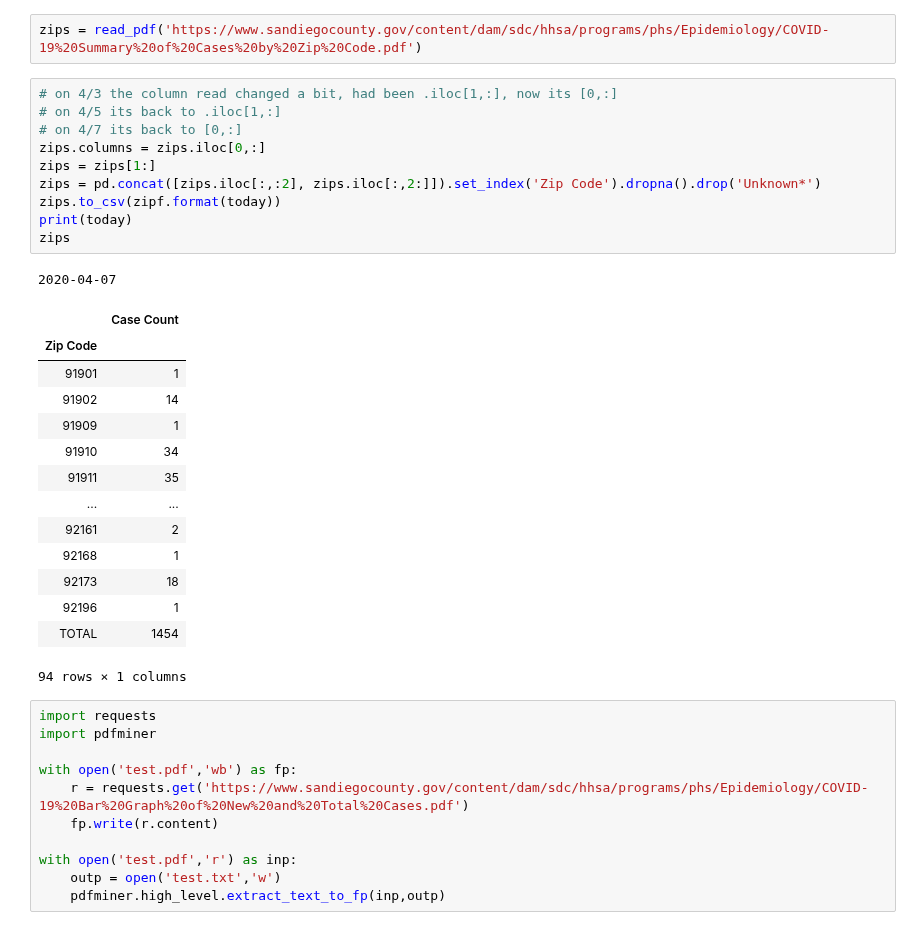
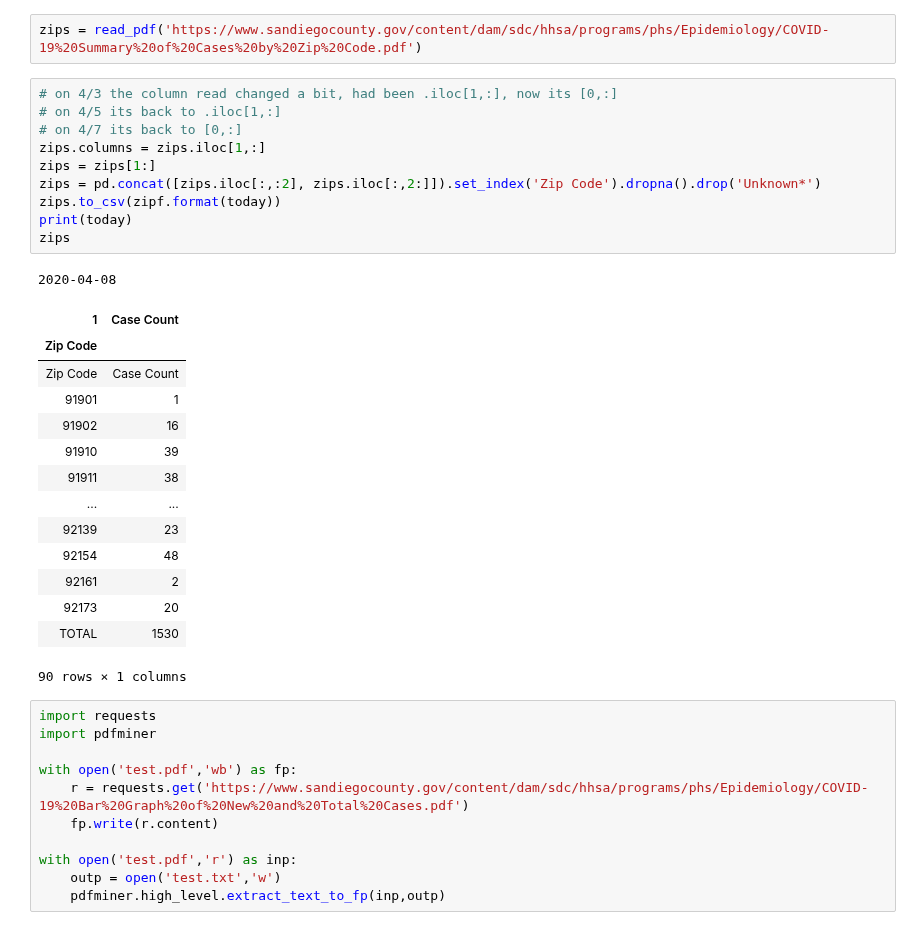
Before and after one commit to jasongfleischer/SanDiegoCountyCOVID19, a Jupyter notebook: San Diego Country Coronavirus History.ipynb, the cells around one changed output. Drawn from its saved outputs; the diff is of its cells as text.

```diff
--- a/San Diego Country Coronavirus History.ipynb
+++ b/San Diego Country Coronavirus History.ipynb
@@ -780,29 +784,29 @@ zips = read_pdf('https://www.sandiegocounty.gov/content/dam/sdc/hhsa/programs/ph
 # %%
 # on 4/3 the column read changed a bit, had been .iloc[1,:], now its [0,:]
 # on 4/5 its back to .iloc[1,:]
 # on 4/7 its back to [0,:]
-zips.columns = zips.iloc[0,:]
+zips.columns = zips.iloc[1,:]
 zips = zips[1:]
 zips = pd.concat([zips.iloc[:,:2], zips.iloc[:,2:]]).set_index('Zip Code').dropna().drop('Unknown*')
 zips.to_csv(zipf.format(today))
 print(today)
 zips
 # %% [output]
-2020-04-07
+2020-04-08
-|  | Case Count |
+| 1 | Case Count |
 | Zip Code |  |
+| Zip Code | Case Count |
 | 91901 | 1 |
-| 91902 | 14 |
-| 91909 | 1 |
-| 91910 | 34 |
-| 91911 | 35 |
+| 91902 | 16 |
+| 91910 | 39 |
+| 91911 | 38 |
 | ... | ... |
+| 92139 | 23 |
+| 92154 | 48 |
 | 92161 | 2 |
-| 92168 | 1 |
-| 92173 | 18 |
-| 92196 | 1 |
-| TOTAL | 1454 |
+| 92173 | 20 |
+| TOTAL | 1530 |
-94 rows × 1 columns
+90 rows × 1 columns
 # %%
 import requests
 import pdfminer
```
Also changed, not shown: parts of 15 cells of this notebook, 12 other files.
